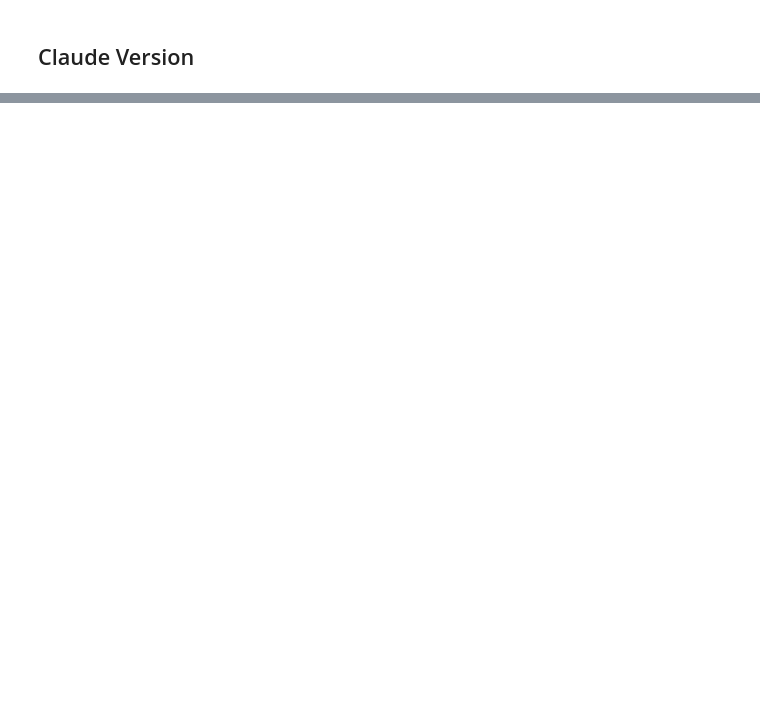
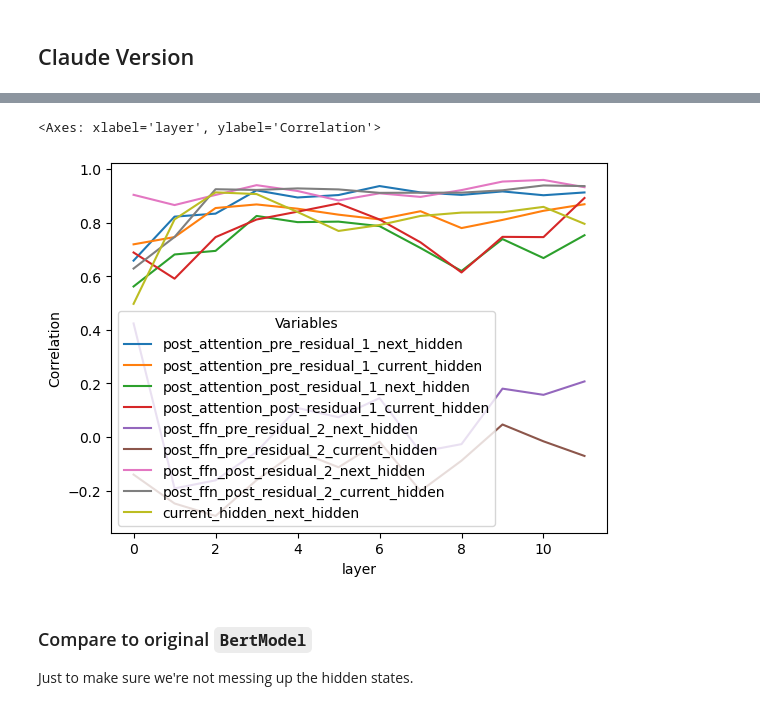
Before and after one commit to seantrott/entangled_meanings, a Jupyter notebook: notebooks/Residual_stream_test.ipynb, the cells around one changed output, grey strips where cells are left out. Drawn from its saved outputs; the diff is of its cells as text; code cells hidden in the pictures; blank space fills up the shorter version.

```diff
--- a/notebooks/Residual_stream_test.ipynb
+++ b/notebooks/Residual_stream_test.ipynb
@@ -377,0 +392,21 @@ Std of difference (layer - attention): 0.8514
+# %%
+results = []
+for i in range(12):
+
+    res = compare_outputs(outputs, i)
+    results.append(res)
+# %%
+df = pd.DataFrame(results)
+df_melted = pd.melt(df, var_name = "Variables", value_name = "Correlation", id_vars = "layer")
+# %%
+df_melted['var1'] = df_melted['Variables'].apply(lambda x: x.split("_")[0])
+df_melted['var2'] = df_melted['Variables'].apply(lambda x: x.split("_")[1])
+# %%
+sns.lineplot(data = df_melted, x = "layer", y = "Correlation", hue = "Variables")
+# %% [output]
+<Axes: xlabel='layer', ylabel='Correlation'>
+[figure, added]
+# %% [markdown]
+### Compare to original `BertModel`
+
+Just to make sure we're not messing up the hidden states.
```
Also changed, not shown: parts of 43 cells of this notebook.
